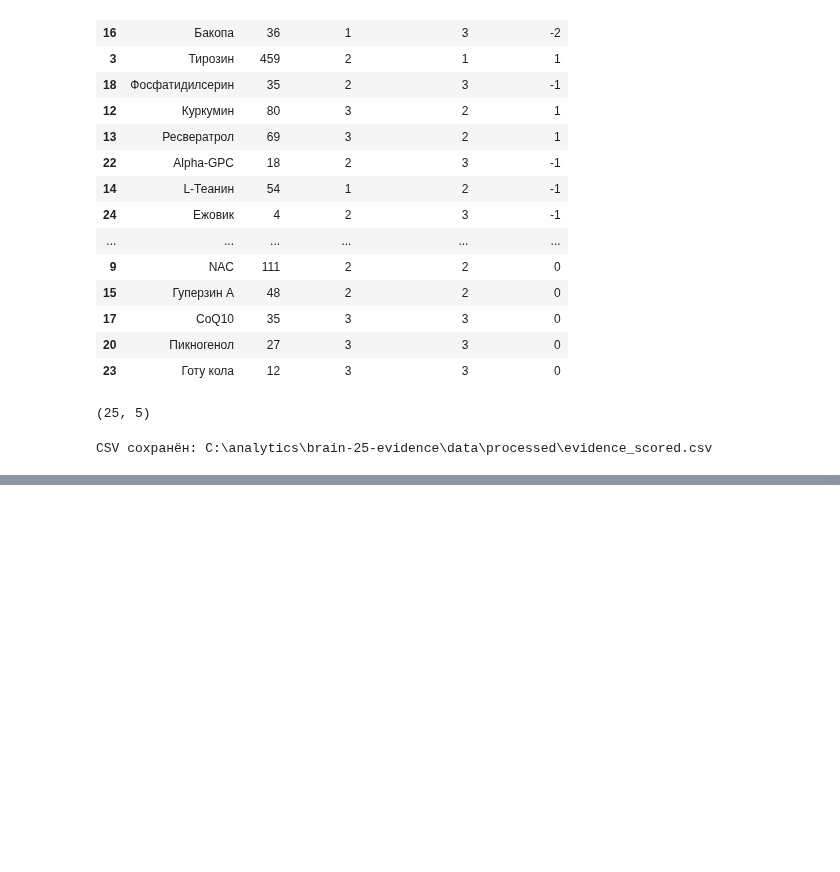
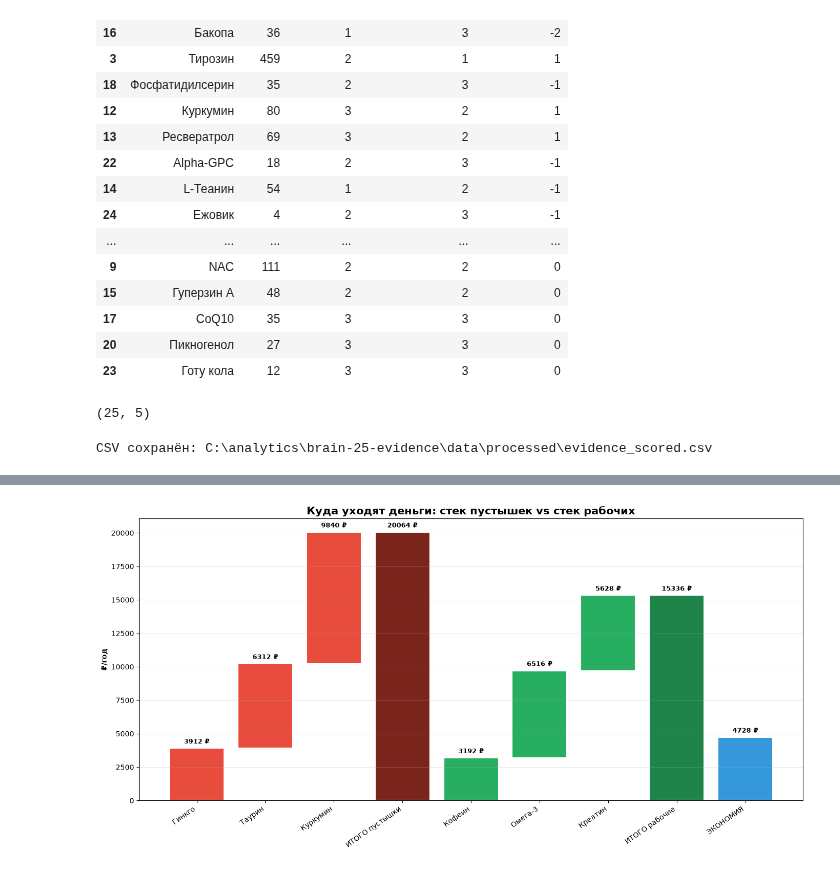
Before and after one commit to DeadSno/brain-25-evidence, a Jupyter notebook: notebooks/01_evidence_pubmed.ipynb, the cells around one changed output, grey strips where cells are left out. Saved outputs shown, nothing was run; the diff lists cells and outputs as text; code cells hidden in the pictures; blank space fills up the shorter version.

```diff
--- a/notebooks/01_evidence_pubmed.ipynb
+++ b/notebooks/01_evidence_pubmed.ipynb
@@ -322,0 +1615,35 @@ CSV сохранён: C:\analytics\brain-25-evidence\data\processed\evidence_sco
+# %%
+import matplotlib.pyplot as plt
+
+labels, bottoms, heights, colors = [], [], [], []
+
+cum = 0
+for _, r in trash.iterrows():
+    labels.append(r["добавка"]); heights.append(r["цена_год"])
+    bottoms.append(cum); colors.append("#e74c3c"); cum += r["цена_год"]
+labels.append("ИТОГО пустышки"); heights.append(cum); bottoms.append(0); colors.append("#7b241c")
+trash_total = cum
+
+cum = 0
+for _, r in gold.iterrows():
+    labels.append(r["добавка"]); heights.append(r["цена_год"])
+    bottoms.append(cum); colors.append("#27ae60"); cum += r["цена_год"]
+labels.append("ИТОГО рабочие"); heights.append(cum); bottoms.append(0); colors.append("#1e8449")
+gold_total = cum
+
+labels.append("ЭКОНОМИЯ"); heights.append(trash_total - gold_total)
+bottoms.append(0); colors.append("#3498db")
+
+fig, ax = plt.subplots(figsize=(14, 7))
+ax.bar(labels, heights, bottom=bottoms, color=colors, edgecolor="white", linewidth=1.5)
+for x, (h, b) in enumerate(zip(heights, bottoms)):
+    ax.text(x, b + h + 350, f"{int(h)} ₽", ha="center", fontweight="bold", fontsize=9)
+ax.set_ylabel("₽/год", fontweight="bold")
+ax.set_title("Куда уходят деньги: стек пустышек vs стек рабочих", fontweight="bold", fontsize=15)
+plt.xticks(rotation=35, ha="right")
+ax.grid(axis="y", alpha=0.3)
+plt.tight_layout()
+plt.savefig("../reports/waterfall_savings.png", dpi=150, bbox_inches="tight")
+plt.show()
+# %% [output]
+[figure, added]
```
Also changed, not shown: parts of 50 cells of this notebook, 10 other files.
